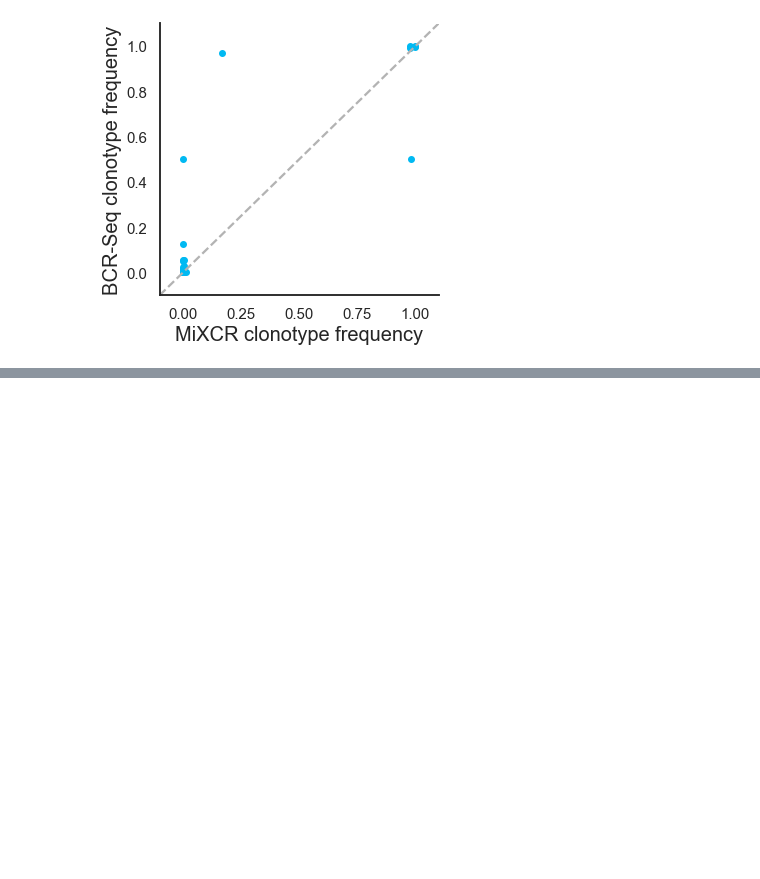
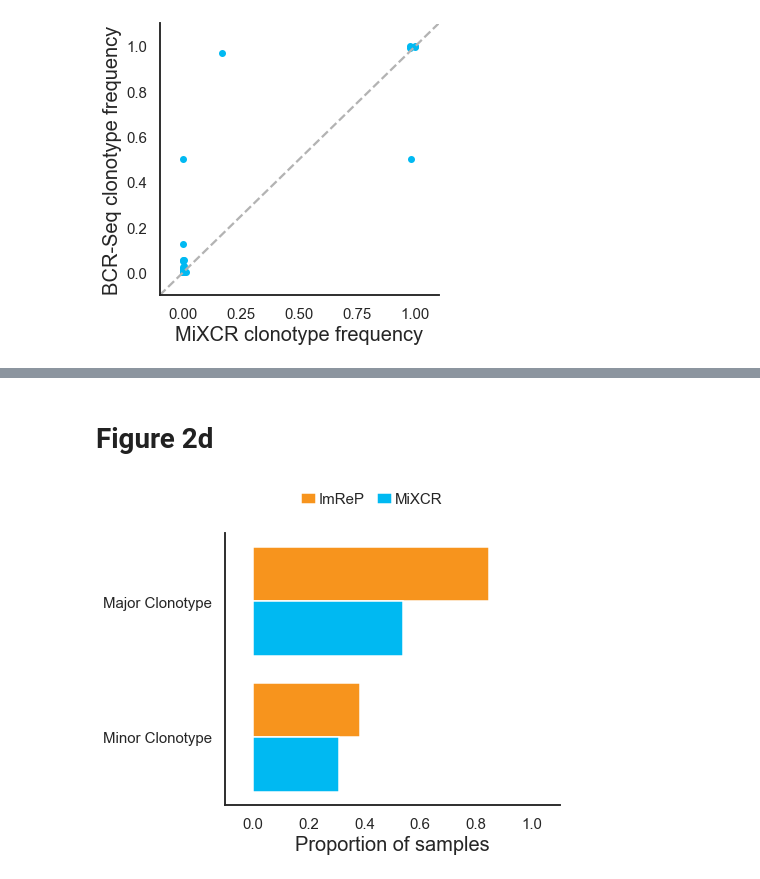
Before and after one commit to Mangul-Lab-USC/ImReP_publication_old, a Jupyter notebook: notebooks/Figure2.ipynb, the cells around one changed output, grey strips where cells are left out. Drawn from its saved outputs; the diff is of its cells as text; code cells hidden in the pictures; blank space fills up the shorter version.

Commit message:
Added all figure2 panels

```diff
--- a/notebooks/Figure2.ipynb
+++ b/notebooks/Figure2.ipynb
@@ -323,0 +303,31 @@ print(stats.pearsonr(bigdata_mixcr['FREQ'], bigdata_mixcr['FREQ.mixcr']))
+# %% [markdown]
+# Figure 2d
+# %%
+f, ax = plt.subplots(figsize=(6, 5))
+
+ax.set(xlim=(-0.1, 1.1))
+sns.barplot(y = 'clonotype', x = 'proportion', hue = 'tool', data = bar_df, saturation=1)
+
+ax.set_ylabel(None, fontsize='large')   # relative to plt.rcParams['font.size']
+ax.set_xlabel('Proportion of samples', fontsize='large')   # relative to plt.rcParams['font.size']
+
+plt.legend(bbox_to_anchor=(0.69,1.2), frameon=False, ncol=2, handletextpad=0.2, columnspacing=0.8,
+           handlelength=1, prop={'size': 15})
+
+
+# setting label sizes after creation
+ax.xaxis.label.set_size(20)
+ax.yaxis.label.set_size(20)
+
+ax.spines['right'].set_visible(False)
+ax.spines['top'].set_visible(False)
+
+
+# We change the fontsize of minor ticks label
+plt.tick_params(axis='both', which='major', labelsize=15)
+plt.tick_params(axis='both', which='minor', labelsize=15)
+
+plt.savefig("../figures/Figure2_d.pdf", bbox_inches='tight')
+plt.savefig("../figures/Figure2_d.png", bbox_inches='tight')
+# %% [output]
+[figure, added]
```
Also changed, not shown: parts of 10 cells of this notebook, 14 other files.
